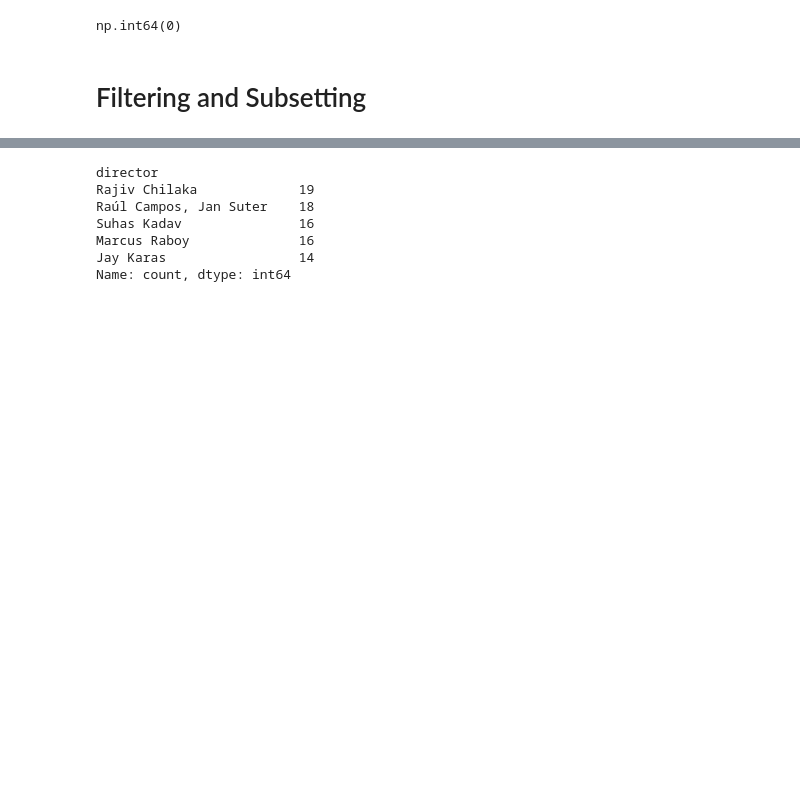
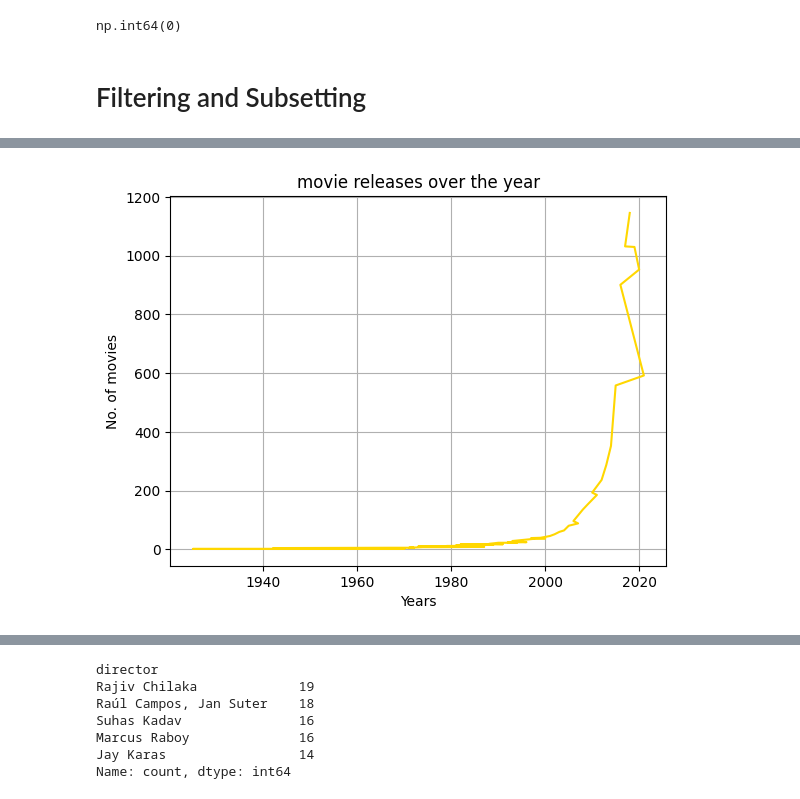
Before and after one commit to Anuj08github/EDA-Projects, a Jupyter notebook: NetflixEDA/EDA_netflixDataset.ipynb, the cells around one changed output, grey strips where cells are left out. Saved outputs shown, nothing was run; the diff lists cells and outputs as text; code cells hidden in the pictures; blank space fills up the shorter version.

```diff
--- a/NetflixEDA/EDA_netflixDataset.ipynb
+++ b/NetflixEDA/EDA_netflixDataset.ipynb
@@ -226,0 +256,12 @@ np.int64(0)
+# %%
+# How has the number of movies released changed over the years
+df.columns
+count = df['release_year'].value_counts()
+plt.plot(count.index,count.values,color = 'gold')
+plt.xlabel('Years')
+plt.ylabel('No. of movies')
+plt.grid(True)
+plt.title('movie releases over the year')
+plt.show()
+# %% [output]
+[figure, added]
```
Also changed, not shown: parts of 10 cells of this notebook, 2 other files.
